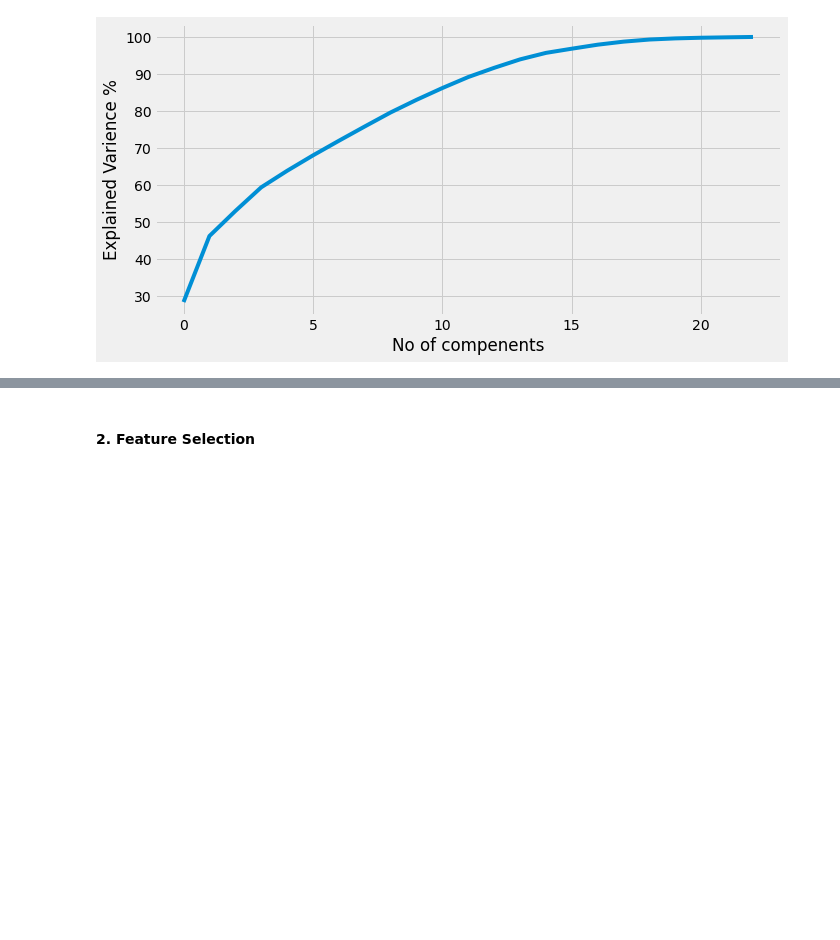
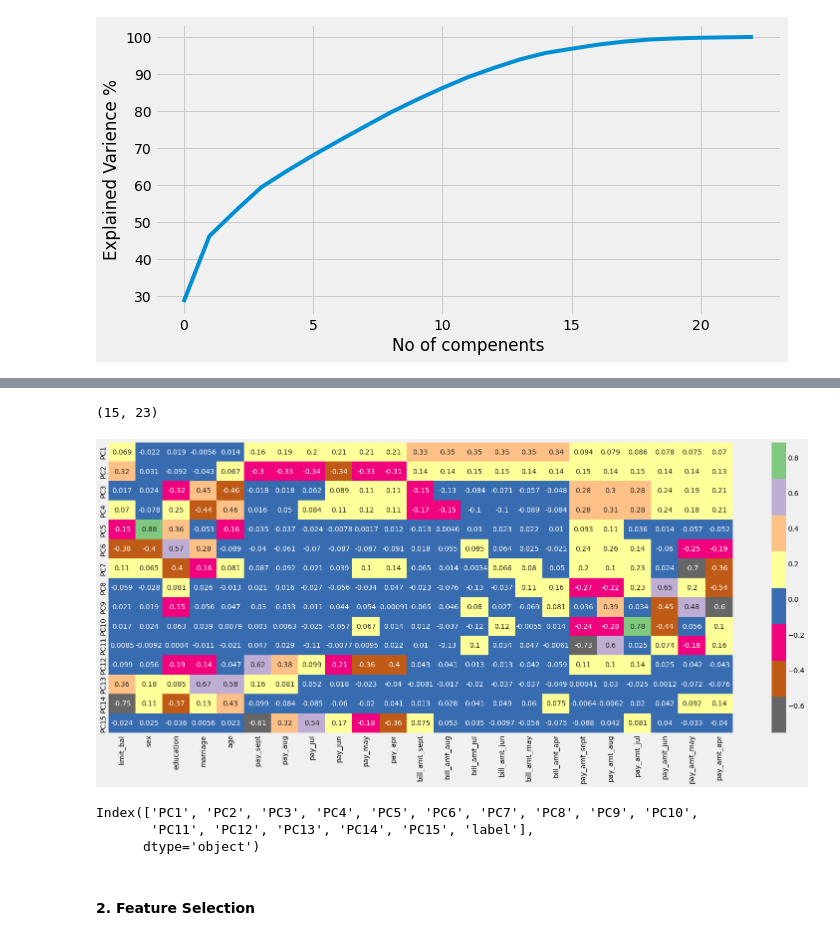
Before and after one commit to thepankaj018/Credit-Card-Default-Prediction, a Jupyter notebook: Credit_Card_Default_Prediction.ipynb, the cells around one changed output, grey strips where cells are left out. Cells and saved outputs as stored; diff of their text form; code cells hidden in the pictures; blank space fills up the shorter version.

```diff
--- a/Credit_Card_Default_Prediction.ipynb
+++ b/Credit_Card_Default_Prediction.ipynb
@@ -1244,3 +1236,12 @@ final_df.head()
 | 2 | -0.847408 | -1.072179 | 0.412178 | -0.433564 | 0.770493 | 0.018665 | -0.150472 | -0.091884 | -0.156179 | 0.089171 | 0.046222 | ... |
 | 3 | -0.196589 | -0.809022 | -0.818642 | 0.292878 | 0.909366 | -0.284645 | 0.235221 | -0.062984 | 0.114612 | -0.067007 | 0.021318 | ... |
 | 4 | -0.840934 | -0.072538 | -1.005257 | 2.328013 | -1.023124 | 0.794330 | 0.711069 | 0.124191 | 0.602528 | -0.307478 | 1.035848 | ... |
+# %%
+from sklearn import preprocessing
+data_scaled = pd.DataFrame(preprocessing.scale(X),columns = X.columns)
+pca = PCA(n_components=0.95)
+pca.fit_transform(data_scaled)
+result = pd.DataFrame(pca.components_,columns=data_scaled.columns,index = ['PC1','PC2','PC3','PC4','PC5',
+                                          'PC6','PC7','PC8','PC9','PC10',
+                                          'PC11','PC12','PC13','PC14','PC15'])
+result
@@ -1247,3 +1265,20 @@ final_df.head()
+# %%
+result.shape
+# %% [output]
+(15, 23)
+# %%
+plt.figure(figsize=(25,10))
+sns.heatmap(result,annot=True, cmap=plt.cm.Accent_r)
+plt.show()
+# %% [output]
+[figure, added]
+# %%
+cols = final_df.columns
+cols
+# %% [output]
+Index(['PC1', 'PC2', 'PC3', 'PC4', 'PC5', 'PC6', 'PC7', 'PC8', 'PC9', 'PC10',
+       'PC11', 'PC12', 'PC13', 'PC14', 'PC15', 'label'],
+      dtype='object')
 # %% [markdown]
 #### 2. Feature Selection
 # %%
```
Also changed, not shown: parts of 5 cells of this notebook.
